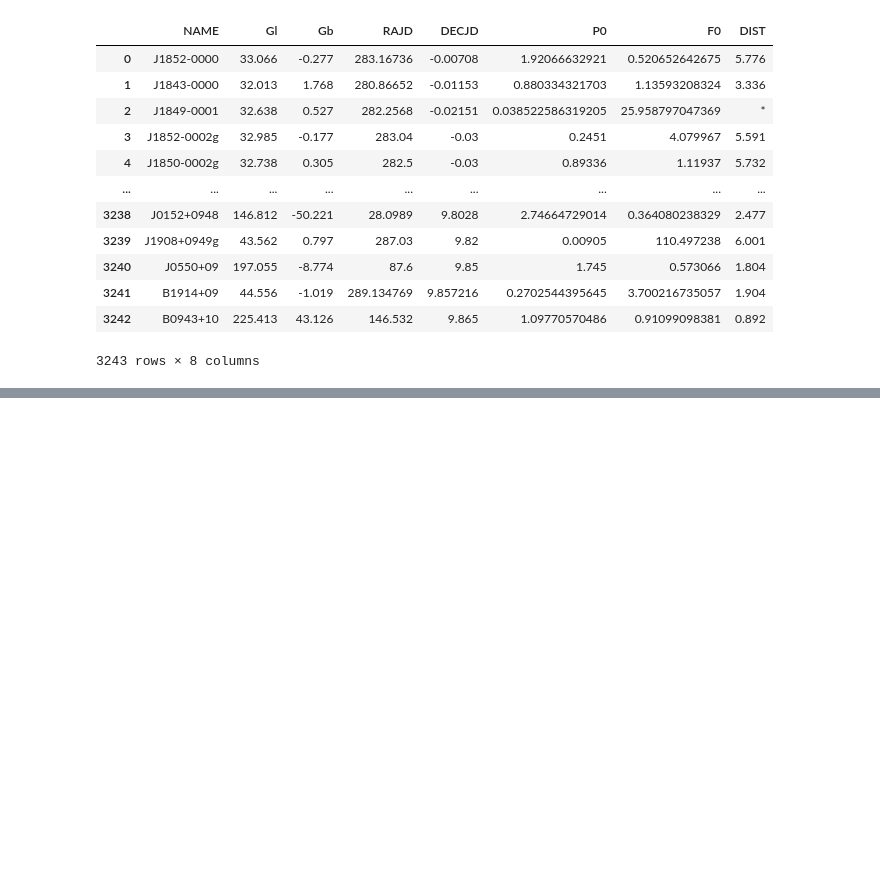
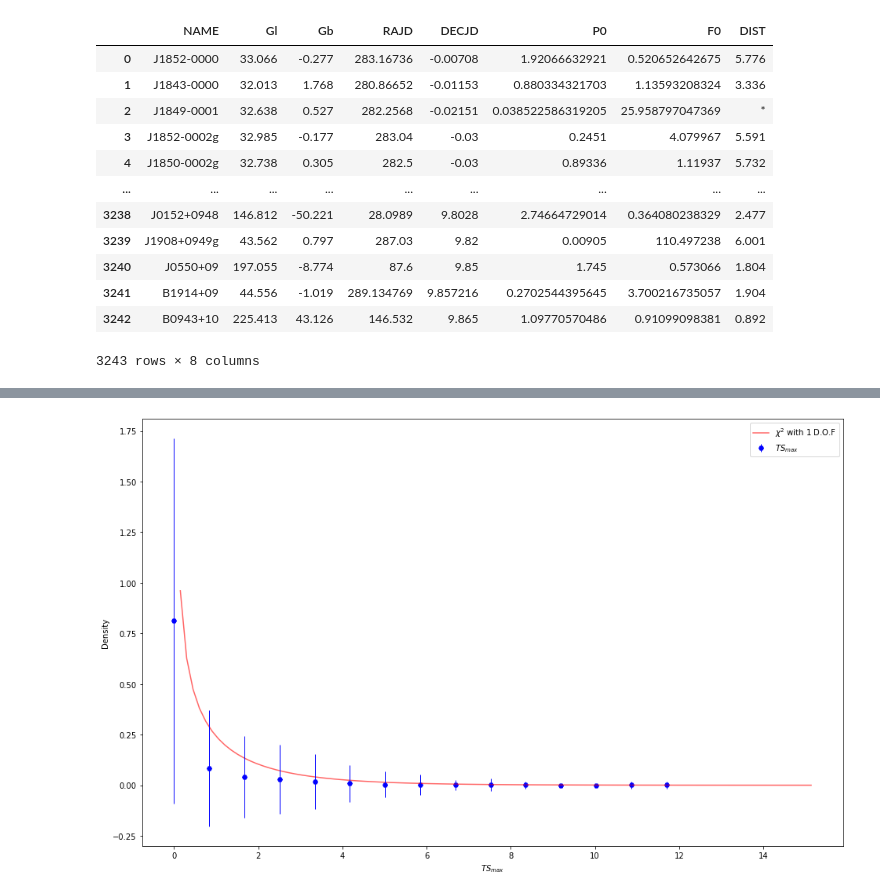
Before and after one commit to DarkWake9/Project-IceCube-Legacy, a Jupyter notebook: task4/task4b.ipynb, the cells around one changed output, grey strips where cells are left out. Saved outputs shown, nothing was run; the diff lists cells and outputs as text; code cells hidden in the pictures; blank space fills up the shorter version.

```diff
--- a/task4/task4b.ipynb
+++ b/task4/task4b.ipynb
@@ -349,0 +372,2 @@ plt.show()
+# %%
+sqbin, sqwt = np.histogram(np.square(sqrtts), 15)
@@ -349,0 +385,20 @@ plt.show()
+# %%
+sqerr = np.sqrt(sqbin/np.sum(sqbin))
+# %%
+df = 1
+x = np.linspace(chi2.ppf(0.3, df),chi2.ppf(0.9999, df), 100)
+plt.figure(figsize=(16,10))
+#plt.yscale('log')
+#plt.yticks([1, 10, 100, 1000, 10000], [1, 10, 100, 1000, 10000])
+
+plt.plot(x, chi2.pdf(x, df),'r-', alpha=0.6, label=f'$\chi^2$ with {df} D.O.F')
+#plt.plot(x, norm.pdf(x, 0, np.mean(sqwt)),'-', alpha=0.6, label=f'Gaussian distibution with $\mu = 0$')
+#plt.xticks([0, 1, 2, 3, 4], [0, 1, 2, 3, 4])
+plt.errorbar(np.linspace(0, max(sqwt), 15), sqbin/np.sum(sqbin), sqerr,  aa = True, barsabove = True, fmt='Hb',ecolor='blue', elinewidth=1, label='${TS_{max}}$')
+plt.xlabel("${TS_{max}}$")
+plt.ylabel("Density")
+plt.legend()
+plt.savefig("outputs/sqrt(TSmax)errbar2.jpg")
+plt.show()
+# %% [output]
+[figure, added]
```
Also changed, not shown: parts of 18 cells of this notebook, 4 other files.
